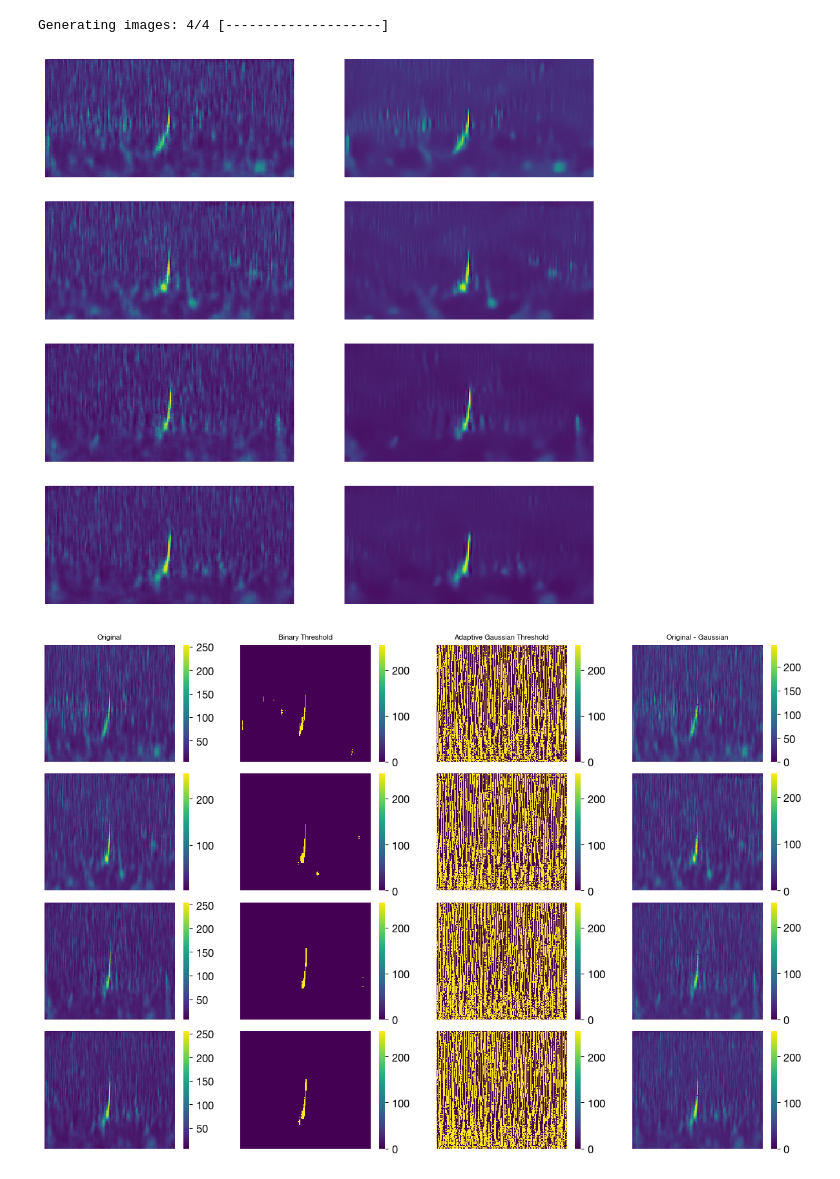
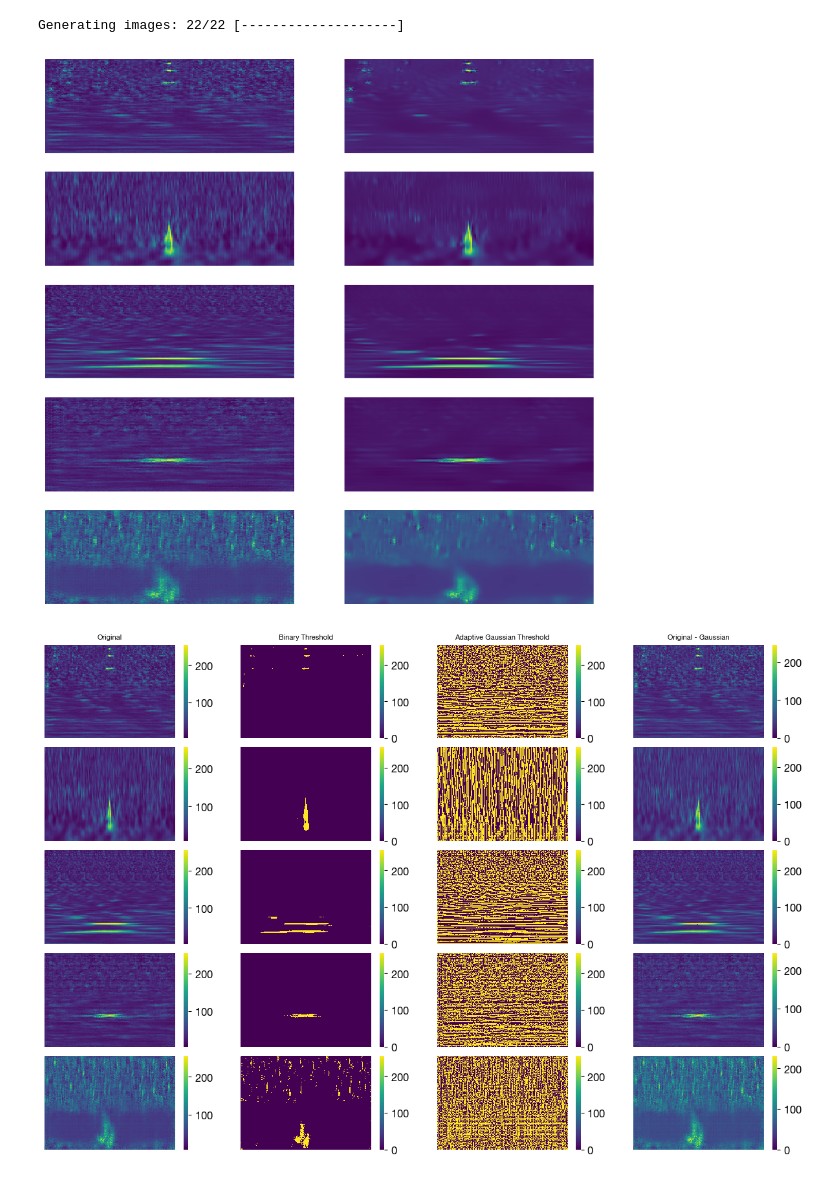
Before and after one commit to sStaite/TNAgen, a Jupyter notebook: TNAgen/noise_removal.ipynb, the cells around one changed output. Saved outputs shown, nothing was run; the diff lists cells and outputs as text; code cells hidden in the pictures.

```diff
--- a/TNAgen/noise_removal.ipynb
+++ b/TNAgen/noise_removal.ipynb
@@ -8,27 +8,32 @@ import os
 # %%
 generator = Generator()
 
-q = generator.generate("Chirp", 4, clean=False)[0]
+q = generator.generate_all(1, clean=False)[0]
+
+n_images = 5
 # %% [output]
-Generating images: 4/4 [--------------------]
+Generating images: 22/22 [--------------------]
 # %%
-fig, axarr = plt.subplots(4, 2, figsize = (10, 10), sharey=True, sharex=True)
+# denoising
+fig, axarr = plt.subplots(n_images, 2, figsize = (10, 10), sharey=True, sharex=True)
 
-for i in range(4):
+for i in range(n_images):
     u8 = (255 * q[i] / q[i].max()).astype(np.uint8)
     dst = cv2.fastNlMeansDenoising(u8,None,15,7,21)
     c = sns.heatmap(q[i], cmap='viridis', ax=axarr[i, 0], cbar=False)
     c.axis("off")
     d = sns.heatmap(dst, cmap='viridis', ax=axarr[i, 1], cbar=False)
     d.axis("off")
 # %% [output]
-[figure, old version]
+[figure, new version]
 # %%
-fig, axarr = plt.subplots(4, 4, figsize = (15, 10), sharey=True, sharex=True)
+# adaptive threshold - hmmm
+
+fig, axarr = plt.subplots(n_images, 4, figsize = (15, 10), sharey=True, sharex=True)
 titles = ["Original", "Binary Threshold", "Adaptive Gaussian Threshold", "Original - Gaussian"]
 
 
-for i in range(0, 4):
+for i in range(n_images):
     orig = q[i]
     img = (255 * orig / orig.max()).astype(np.uint8)
 
@@ -58,5 +63,5 @@ for i in range(4):
 
 fig.subplots_adjust(hspace=0.1, bottom=0.1)
 # %% [output]
-[figure, old version]
+[figure, new version]
 # %%
```
Also changed, not shown: parts of 4 cells of this notebook, 4 other files.
